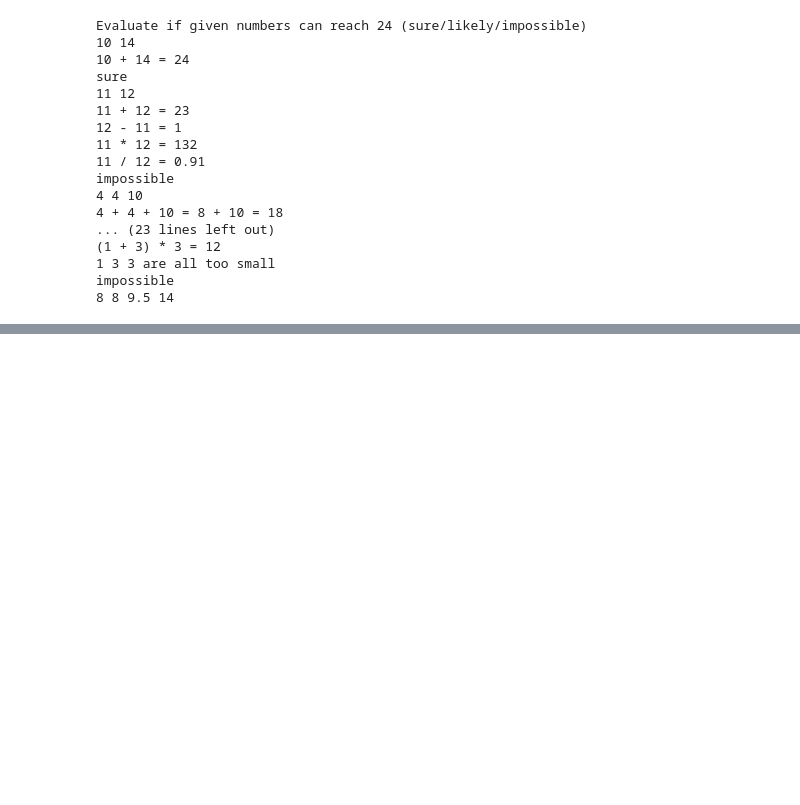
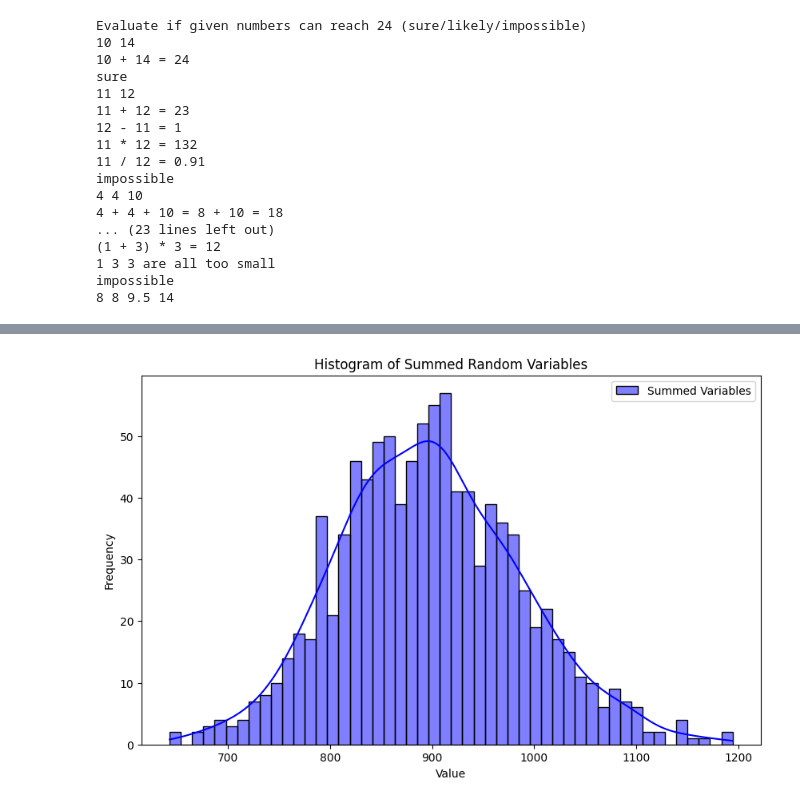
Before and after one commit to Henry-YiW/AutoToT-with-Self-Reflection, a Jupyter notebook: library/tot/testing.ipynb, the cells around one changed output, grey strips where cells are left out. Saved outputs shown, nothing was run; the diff lists cells and outputs as text; code cells hidden in the pictures; blank space fills up the shorter version.

```diff
--- a/library/tot/testing.ipynb
+++ b/library/tot/testing.ipynb
@@ -20,0 +57,41 @@ impossible
+# %%
+import numpy as np
+import matplotlib.pyplot as plt
+import seaborn as sns
+from typing import Union
+
+# Number of random variables in the summation
+num_variables = 100
+
+# Number of samples to generate for the summation
+num_samples: Union[int, float] = 1000
+# Define different distributions
+distributions = [
+    # lambda size: np.random.uniform(-1, 1, size),  # Uniform distribution
+    lambda size: np.random.exponential(9, size),  # Exponential distribution
+    # lambda size: np.random.poisson(1, size),      # Poisson distribution
+    # lambda size: np.random.normal(0, 1, size),   # Normal distribution
+]
+
+# Generate the sum of the variables
+sums = np.zeros(num_samples)
+
+i = 0
+while i < num_variables:
+    for dist in distributions:
+        sums += dist(num_samples)
+        i += 1
+
+# Normalize the sum to zero mean and unit variance
+# sums = (sums - np.mean(sums)) / np.std(sums)
+
+# Plot the histogram of the sum
+plt.figure(figsize=(10, 6))
+sns.histplot(sums, bins=50, kde=True, color='blue', label='Summed Variables')
+plt.title('Histogram of Summed Random Variables')
+plt.xlabel('Value')
+plt.ylabel('Frequency')
+plt.legend()
+plt.show()
+# %% [output]
+[figure, added]
```
Also changed, not shown: parts of 54 cells of this notebook, 10 other files.
